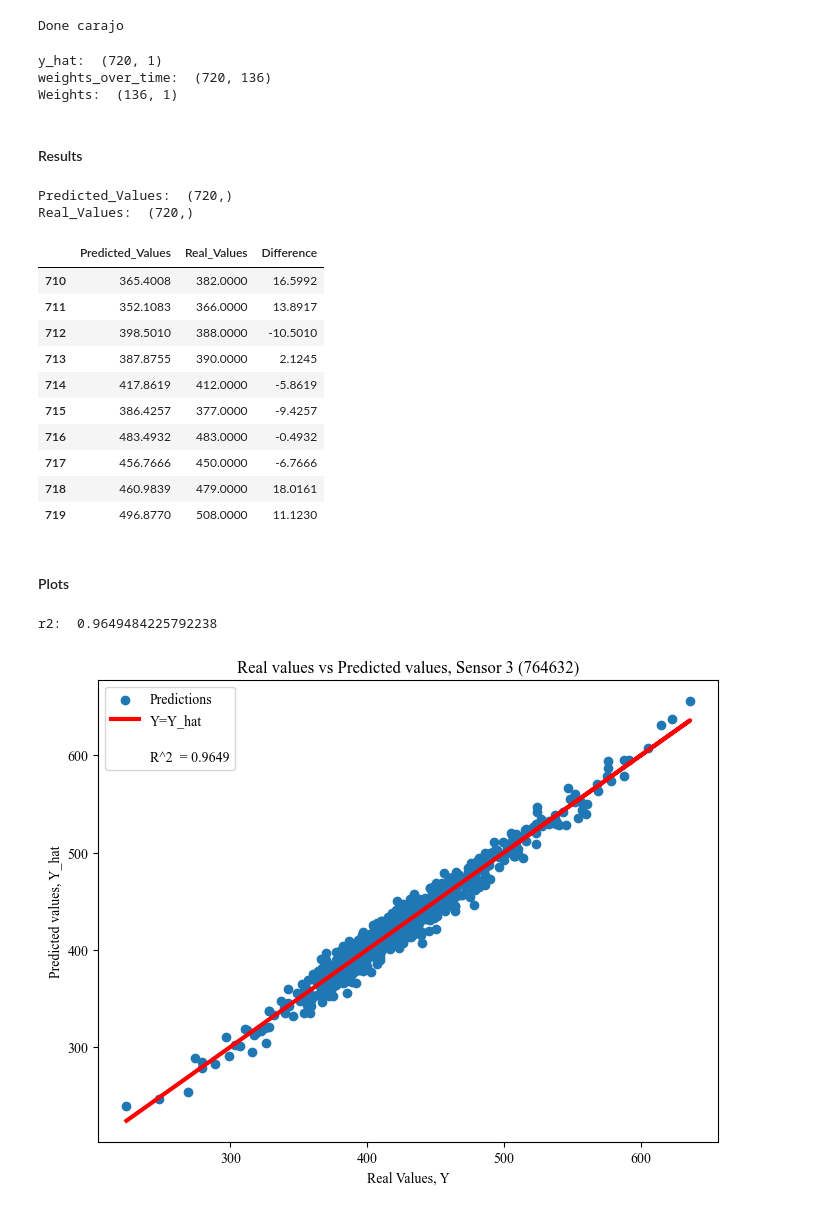
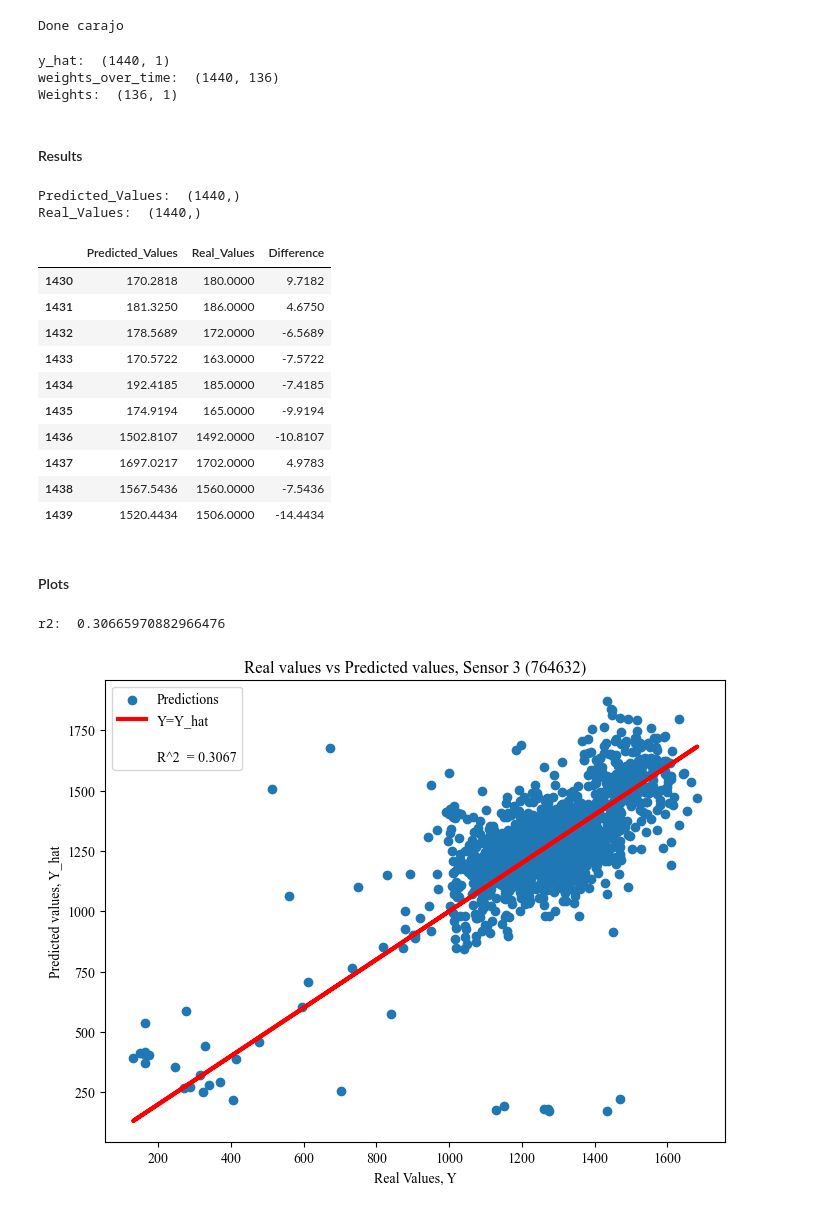
Before and after one commit to fsaudm/Recursive-Estimation-of-Polynomial-Approximation-Kaczmarz-Algorithm, a Jupyter notebook: Sensors.ipynb, the cells around one changed output. Drawn from its saved outputs; the diff is of its cells as text; code cells hidden in the pictures.

```diff
--- a/Sensors.ipynb
+++ b/Sensors.ipynb
@@ -495,11 +538,10 @@ traffic_737433
 ################################################################################################
 ####    Definition of "Hyperparameters"
 ################################################################################################
-days = 1  # Max=31.97 (available data)
-t = int( (60/5)*12 * days)
 
-#t = traffic_737433.shape[0] # Number of points to be tested on, and times the coefficients will be updated.
-        # The coefficients w are calculatd for each of these points, the idea is to simulate an on-line stream of data.
+t = 48*30 # 48 = amount of data per day, 30 = 11/09/2018
+# t = traffic_737433.shape[0]
+
 
 X = traffic_737433.iloc[:t, 1:]
 
@@ -1037,11 +1272,11 @@ for i in tqdm(range(r, min_rows-1)):
 
 
     # Get the desired elements
-    sensor_3_traffic = sensor_3.loc[ind, '10'].values
-    sensor_3_m_1_traffic = sensor_3_m_1.loc[indexes, '10'].values
-    sensor_3_m_2_traffic = sensor_3_m_2.loc[indexes, '10'].values
-    sensor_3_m_3_traffic = sensor_3_m_3.loc[indexes, '10'].values
-    sensor_3_m_4_traffic = sensor_3_m_4.loc[indexes, '10'].values
+    sensor_3_traffic = sensor_3.loc[ind].values
+    sensor_3_m_1_traffic = sensor_3_m_1.loc[indexes].values
+    sensor_3_m_2_traffic = sensor_3_m_2.loc[indexes].values
+    sensor_3_m_3_traffic = sensor_3_m_3.loc[indexes].values
+    sensor_3_m_4_traffic = sensor_3_m_4.loc[indexes].values
 
     # Concatenate them into a 1xr*5 row vector
     row_vector = np.concatenate([sensor_3_traffic, sensor_3_m_1_traffic, sensor_3_m_2_traffic, sensor_3_m_3_traffic, sensor_3_m_4_traffic])
@@ -1075,11 +1310,9 @@ traffic_764632
 ################################################################################################
 ####    Definition of "Hyperparameters"
 ################################################################################################
-days = 5
-t = int( (60/5)*12 * days)
 
-#t = traffic_737433.shape[0] # Number of points to be tested on, and times the coefficients will be updated.
-        # The coefficients w are calculatd for each of these points, the idea is to simulate an on-line stream of data.
+t = 48*30 # 48 = amount of data per day, 30 = 11/09/2018
+# t = traffic_737433.shape[0]
 
 X = traffic_764632.iloc[:t, 1:]
 
@@ -1116,7 +1349,12 @@ for i in tqdm(range(t)):
     # Normalize and scale to -1,1 the input:
     x_i = ( x_i - x_i.min() ) / ( x_i.max() - x_i.min() )*2 - 1
 
-    weight_predictions, _ = online_kaczmarz_legendre_multiple(x_i, [target_values[i] + noise[i]], polynomial_degree)
+    if i == 0:
+        weight_predictions, _ = online_kaczmarz_legendre_multiple(x_i, [target_values[i] + noise[i]], polynomial_degree)
+
+    else:
+        weight_predictions, _ = online_kaczmarz_legendre_multiple(x_i, [target_values[i] + noise[i]], polynomial_degree, weights_over_time[i-1])
+
 
     #De-normalize rescale the weights:
     weight_predictions = (((weight_predictions + 1) / 2)  * ( x_i.max() - x_i.min() ) + x_i.min() )
@@ -1132,13 +1370,13 @@ print("Done carajo")
 # %% [output]
 Done carajo
 # %%
-weights_over_time = np.array(weights_over_time)
-y_hat_ = np.array(y_hat) #########
-print('y_hat: ', y_hat_.shape)
+weights_over_time_3 = np.array(weights_over_time)
+y_hat_3 = np.array(y_hat) #########
+print('y_hat: ', y_hat_3.shape)
 
-print('weights_over_time: ', weights_over_time.shape)
+print('weights_over_time: ', weights_over_time_3.shape)
 
-weight = weights_over_time[-1]
+weight = weights_over_time_3[-1]
 Weights = pd.DataFrame({
     'Estimated_Weights': weight
 })
@@ -1148,8 +1386,8 @@ Weights = pd.DataFrame({
 
 print('Weights: ', Weights.shape)
 # %% [output]
-y_hat:  (720, 1)
-weights_over_time:  (720, 136)
+y_hat:  (1440, 1)
+weights_over_time:  (1440, 136)
 Weights:  (136, 1)
 # %% [markdown]
 #### Results
@@ -1158,9 +1396,9 @@ Weights:  (136, 1)
 ####    Results
 ################################################################################################
 
-Predicted_Values = y_hat_.flatten()
+Predicted_Values = y_hat_3.flatten()
 print('Predicted_Values: ', Predicted_Values.shape)
-Real_Values = target_values
+Real_Values = traffic_764632.iloc[:t, 0]
 print('Real_Values: ', Real_Values.shape)
 difference = (Real_Values-Predicted_Values).T
 
@@ -1174,38 +1412,38 @@ Y = pd.DataFrame({
 # Style DataFrame
 Y[-10:].style.format("{:.4f}")
 # %% [output]
-Predicted_Values:  (720,)
-Real_Values:  (720,)
+Predicted_Values:  (1440,)
+Real_Values:  (1440,)
 |  | Predicted_Values | Real_Values | Difference |
-| 710 | 365.4008 | 382.0000 | 16.5992 |
-| 711 | 352.1083 | 366.0000 | 13.8917 |
-| 712 | 398.5010 | 388.0000 | -10.5010 |
-| 713 | 387.8755 | 390.0000 | 2.1245 |
-| 714 | 417.8619 | 412.0000 | -5.8619 |
-| 715 | 386.4257 | 377.0000 | -9.4257 |
-| 716 | 483.4932 | 483.0000 | -0.4932 |
-| 717 | 456.7666 | 450.0000 | -6.7666 |
-| 718 | 460.9839 | 479.0000 | 18.0161 |
-| 719 | 496.8770 | 508.0000 | 11.1230 |
+| 1430 | 170.2818 | 180.0000 | 9.7182 |
+| 1431 | 181.3250 | 186.0000 | 4.6750 |
+| 1432 | 178.5689 | 172.0000 | -6.5689 |
+| 1433 | 170.5722 | 163.0000 | -7.5722 |
+| 1434 | 192.4185 | 185.0000 | -7.4185 |
+| 1435 | 174.9194 | 165.0000 | -9.9194 |
+| 1436 | 1502.8107 | 1492.0000 | -10.8107 |
+| 1437 | 1697.0217 | 1702.0000 | 4.9783 |
+| 1438 | 1567.5436 | 1560.0000 | -7.5436 |
+| 1439 | 1520.4434 | 1506.0000 | -14.4434 |
 # %% [markdown]
 #### Plots
 # %%
 # Plot the accuracy
 plt.figure(figsize=(8, 6))
 
-r2 = r2_score(target_values, y_hat_)
+r2 = r2_score(target_values, y_hat_3)
 print('r2: ', r2)
 
-plt.scatter(target_values, y_hat_, label='Predictions')
+plt.scatter(target_values, y_hat_3, label='Predictions')
 plt.plot(target_values, target_values, color='red', linewidth = 3, label=f'Y=Y_hat')
 plt.scatter(target_values, target_values, marker='', label=f'\nR^2  = {r2:.4f}')
 
 plt.xlabel('Real Values, Y')
 plt.ylabel('Predicted values, Y_hat')
 plt.title('Real values vs Predicted values, Sensor 3 (764632)')
 plt.legend()
 
 plt.show()
 # %% [output]
-r2:  0.9649484225792238
+r2:  0.30665970882966476
-[figure, old version]
+[figure, new version]
```
Also changed, not shown: parts of 29 cells of this notebook, 33 other files.
